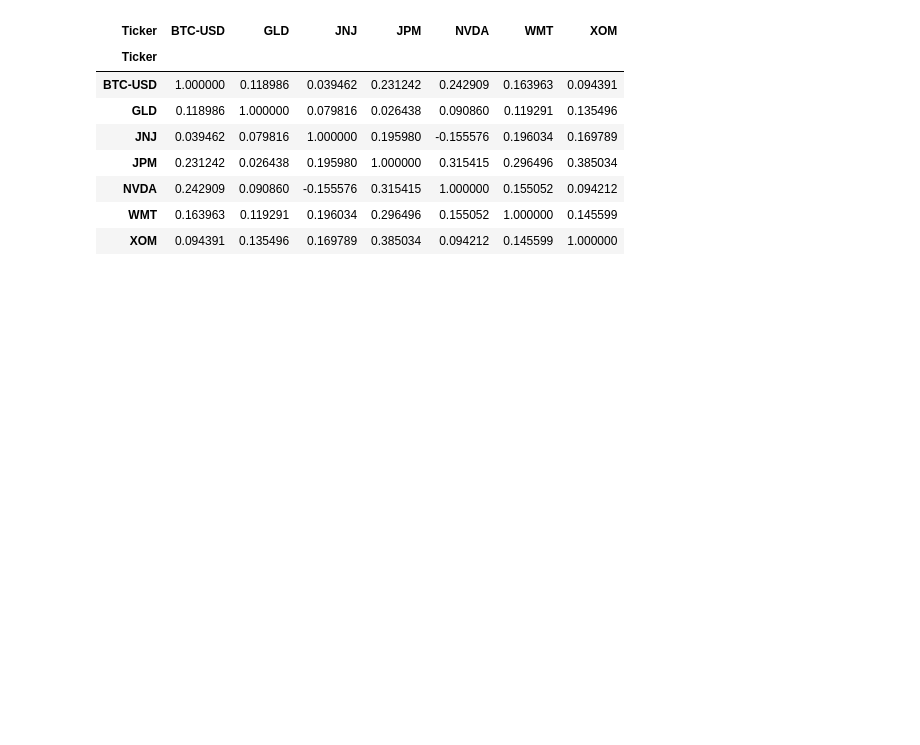
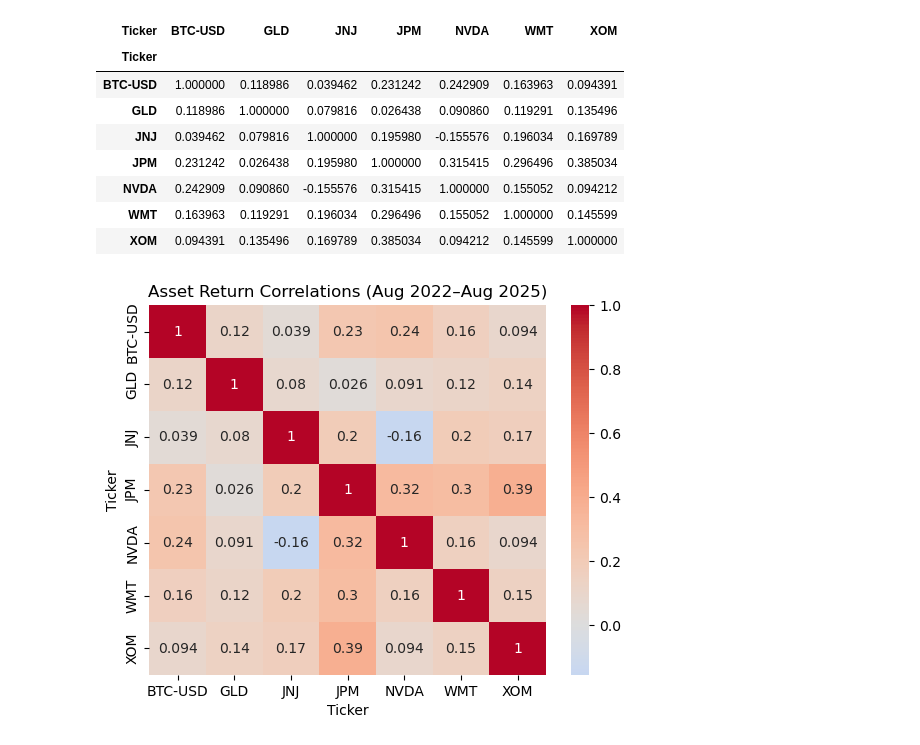
Before and after one commit to Jesskiroff/multyi-stock-analysis-project, a Jupyter notebook: stock_analysis.ipynb, the cells around one changed output. Cells and saved outputs as stored; diff of their text form; code cells hidden in the pictures; blank space fills up the shorter version.

Commit message:
add asset return correlations graph

```diff
--- a/stock_analysis.ipynb
+++ b/stock_analysis.ipynb
@@ -231,3 +231,12 @@ returns.corr()
 | NVDA | 0.242909 | 0.090860 | -0.155576 | 0.315415 | 1.000000 | 0.155052 | 0.094212 |
 | WMT | 0.163963 | 0.119291 | 0.196034 | 0.296496 | 0.155052 | 1.000000 | 0.145599 |
 | XOM | 0.094391 | 0.135496 | 0.169789 | 0.385034 | 0.094212 | 0.145599 | 1.000000 |
+# %%
+import seaborn as sns
+import matplotlib.pyplot as plt
+
+sns.heatmap(returns.corr(), annot=True, cmap="coolwarm", center=0)
+plt.title("Asset Return Correlations (Aug 2022–Aug 2025)")
+plt.show()
+# %% [output]
+[figure, added]
```
